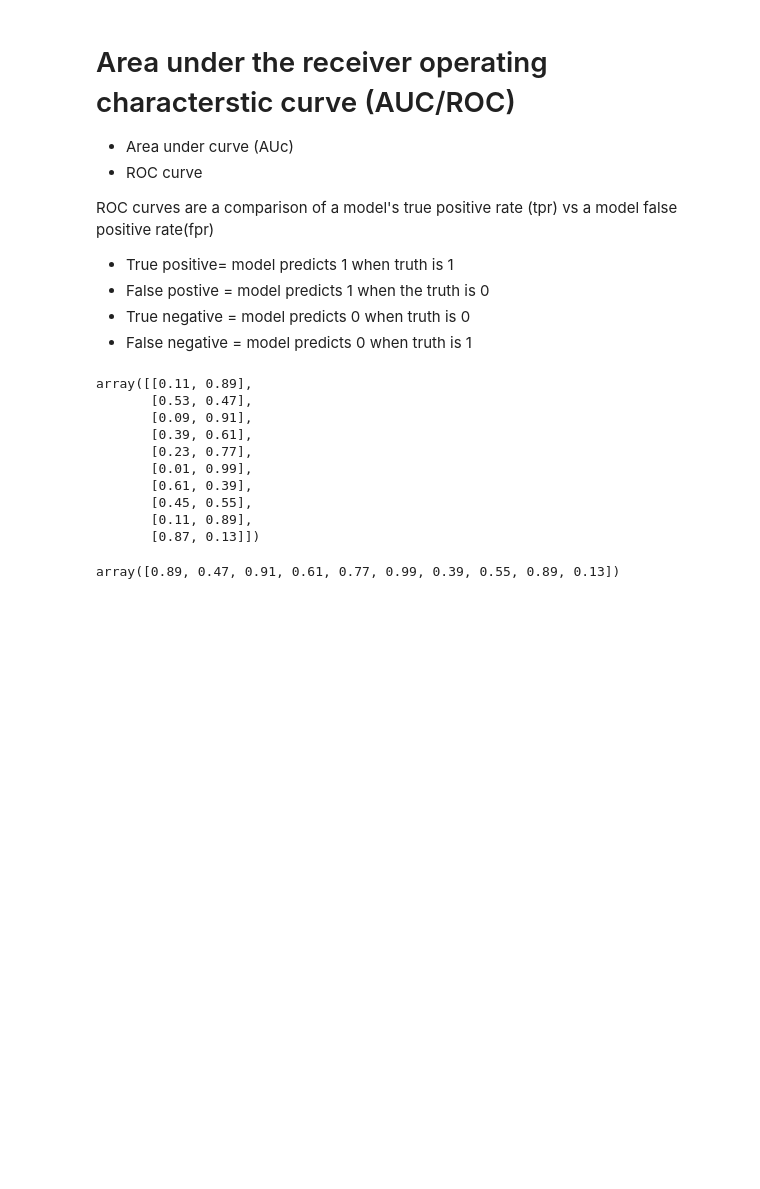
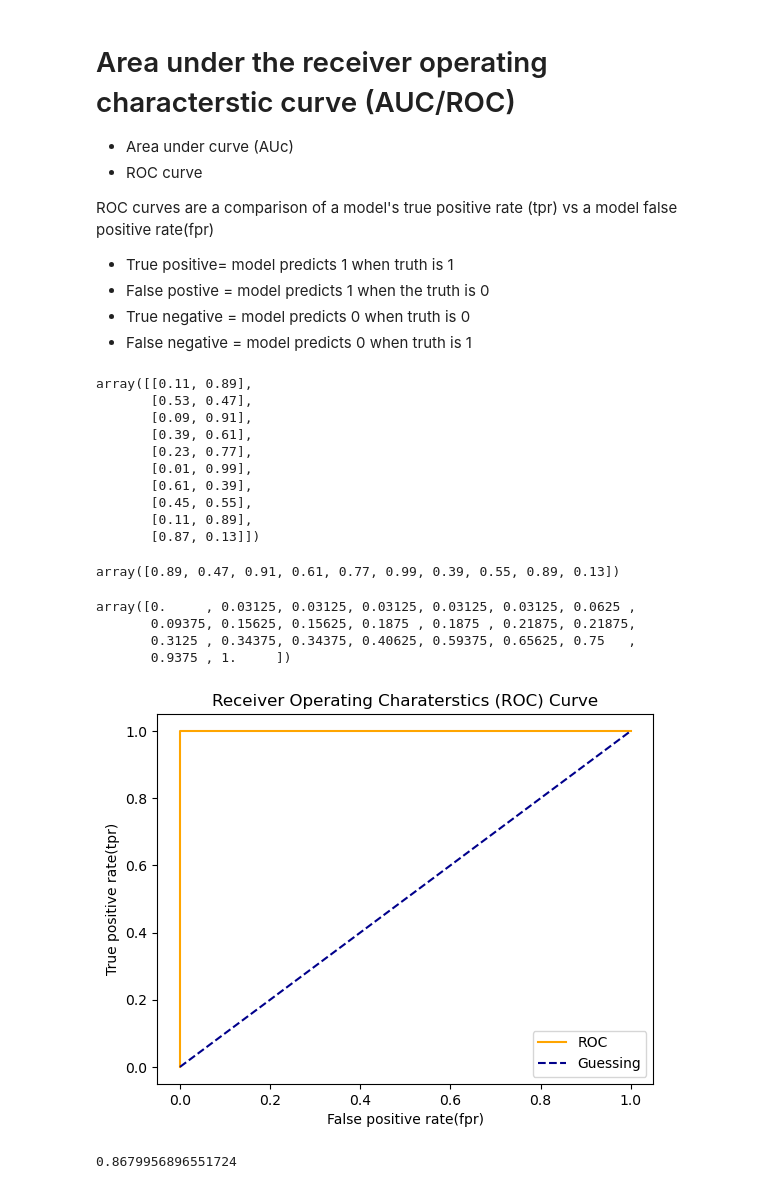
Before and after one commit to Asmit-Dhakal/Machine_Learning, a Jupyter notebook: Introduction-to-sklearn.ipynb, the cells around one changed output. Cells and saved outputs as stored; diff of their text form; code cells hidden in the pictures; blank space fills up the shorter version.

```diff
--- a/Introduction-to-sklearn.ipynb
+++ b/Introduction-to-sklearn.ipynb
@@ -1236,3 +1236,42 @@ array([0.89, 0.47, 0.91, 0.61, 0.77, 0.99, 0.39, 0.55, 0.89, 0.13])
 # %%
 # Calculate fpr, tpr, and threesholds
 fpr,tpr,thresholds=roc_curve(y_test,y_probs_positive)
+
+# Check the false positive rates
+fpr
+# %% [output]
+array([0.     , 0.03125, 0.03125, 0.03125, 0.03125, 0.03125, 0.0625 ,
+       0.09375, 0.15625, 0.15625, 0.1875 , 0.1875 , 0.21875, 0.21875,
+       0.3125 , 0.34375, 0.34375, 0.40625, 0.59375, 0.65625, 0.75   ,
+       0.9375 , 1.     ])
+# %%
+# Create a function for plotting ROC curves
+import matplotlib.pyplot as plt
+def plot_roc_curve(fpr, tpr):
+    """
+    PLots a ROC curve given the false postivie rate (fpr)
+    and true positive rate(tpr) of a model.
+    """
+
+    # Plot roc curve
+    plt.plot(fpr,tpr,color="orange", label="ROC")
+
+    # Plot line with no predicitive power(Baseline)
+    plt.plot([0,1] ,[0,1], color="darkblue", linestyle="--", label ="Guessing")
+
+    # Customize the plot
+    plt.xlabel("False positive rate(fpr)")
+    plt.ylabel("True positive rate(tpr)")
+    plt.title("Receiver Operating Charaterstics (ROC) Curve")
+    plt.legend()
+    plt.show()
+
+plot_roc_curve(fpr,tpr)
+# %% [output]
+[figure, added]
+# %%
+from sklearn.metrics import roc_auc_score
+# auc-area under curve
+roc_auc_score(y_test,y_probs_positive)
+# %% [output]
+0.8679956896551724
```
Also changed, not shown: parts of 2 cells of this notebook.
